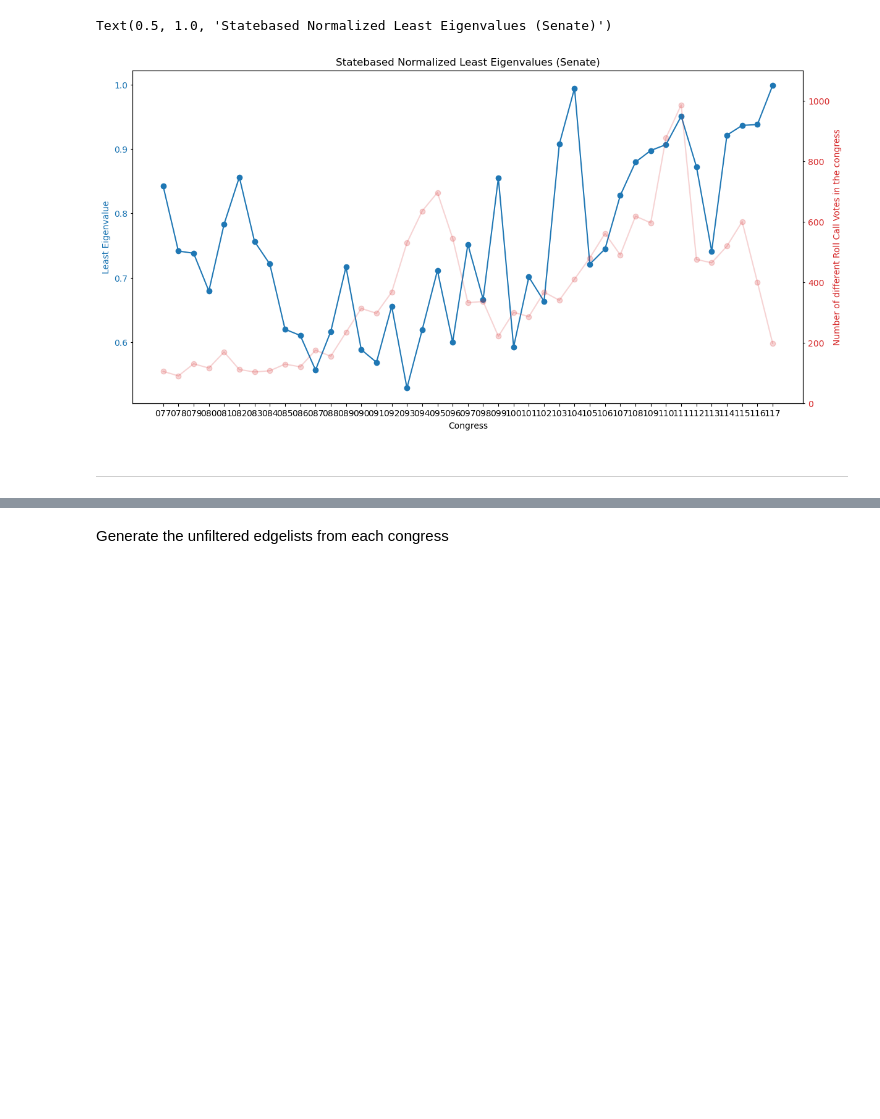
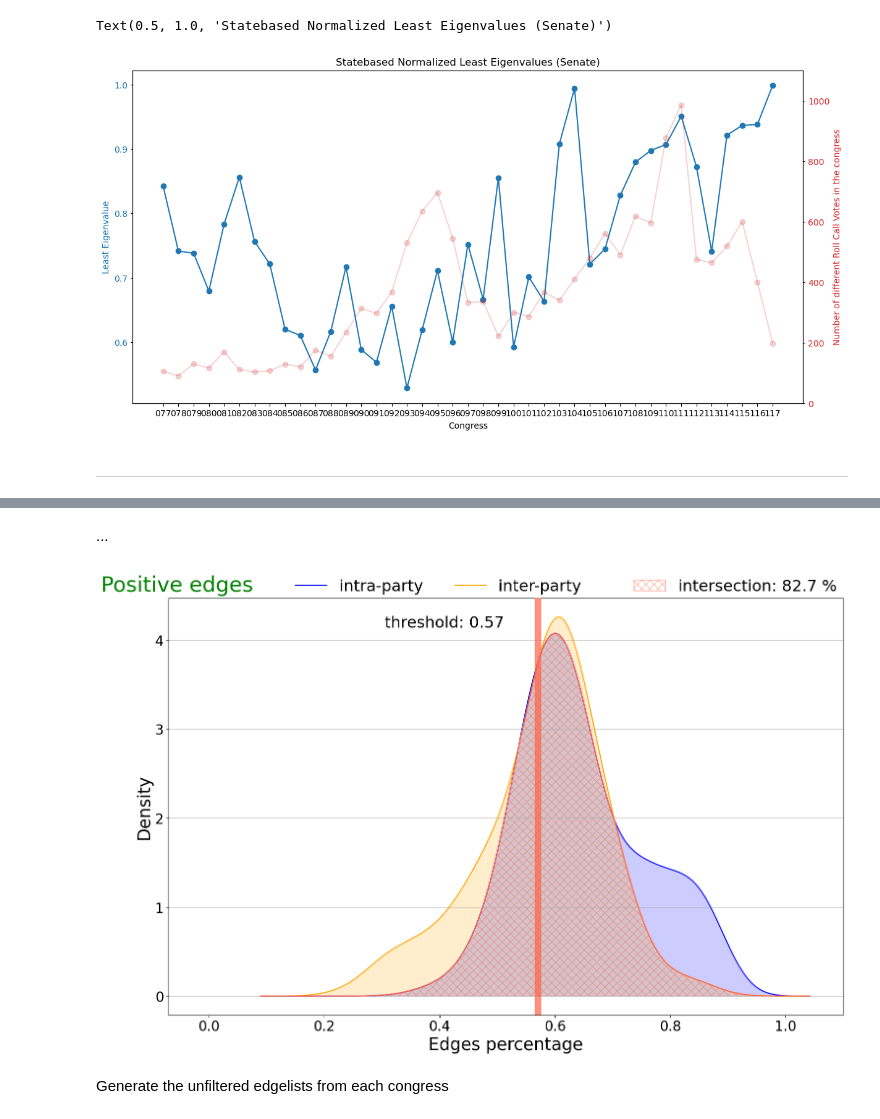
Before and after one commit to LeonardoAgasso/USA_Congress_SigNet, a Jupyter notebook: notebooks/statebased_frustrind_analysis.v2.ipynb, the cells around one changed output, grey strips where cells are left out. Saved outputs shown, nothing was run; the diff lists cells and outputs as text; code cells hidden in the pictures; blank space fills up the shorter version.

Commit message:
plot graphs with Structural-balance-viz algorithm - first step

```diff
--- a/notebooks/statebased_frustrind_analysis.v2.ipynb
+++ b/notebooks/statebased_frustrind_analysis.v2.ipynb
@@ -174,6 +178,8 @@ house_congress_path = '../dataset/download_votes_merged/'
 senate_congress_path = '../dataset/download_votes_merged_senate/'
 # %% [markdown]
 Generate edgelists
+# %%
+frac = 0.5
 # %%
 # clean the folder
 import shutil
@@ -188,11 +194,14 @@ for csv in tqdm(glob.glob(house_congress_path+'*.csv')):
     congress['member_party_name'] = congress['icpsr'].map(members_party_dict)
     n_congress = re.findall(r'\d+', csv)[0]
 
-    if not os.path.exists('../dataset/statebased_edgelsists_house/edgelist_'+n_congress+'.csv'):
-        edgelist = create_state_edgelist_from_congress(congress, frac)
-        edgelist.to_csv('../dataset/statebased_edgelsists_house/edgelist_'+n_congress+'.csv', index=False)
+    if not os.path.exists('../dataset/statebased_edgelists_house/edgelist_'+n_congress+'.csv'):
+        edgelist, pol_dic = create_state_edgelist_from_congress(congress, frac)
+        # print the dictionary as a csv of two columns
+        pd.DataFrame.from_dict(pol_dic, orient='index').to_csv('../dataset/statebased_edgelists_house/pol_dic_'+n_congress+'.csv')
+
+        edgelist.to_csv('../dataset/statebased_edgelists_house/edgelist_'+n_congress+'.csv', index=False)
     else:
-        edgelist = pd.read_csv('../dataset/statebased_edgelsists_house/edgelist_'+n_congress+'.csv')
+        edgelist = pd.read_csv('../dataset/statebased_edgelists_house/edgelist_'+n_congress+'.csv')
 
     if not os.path.exists('../dataset/statebased_thresholds_house/threshold_'+n_congress+'.csv'):
         len_df = len(congress['bill_number'].unique())
@@ -211,7 +220,7 @@ for csv in tqdm(glob.glob(house_congress_path+'*.csv')):
 eig_dic_house = {}
 n_votes_dic_house = {}
 
-for csv in tqdm(glob.glob('../dataset/statebased_edgelsists_house/*.csv')):
+for csv in tqdm(glob.glob('../dataset/statebased_edgelists_house/*.csv')):
     n_congress = re.findall(r'\d+', csv)[0]
     edgelist = pd.read_csv(csv)
 
@@ -268,11 +277,11 @@ for csv in tqdm(glob.glob(senate_congress_path+'*.csv')):
     congress['member_party_name'] = congress['icpsr'].map(members_party_dict)
     n_congress = re.findall(r'\d+', csv)[0]
 
-    if not os.path.exists('../dataset/statebased_edgelsists_senate/edgelist_'+n_congress+'.csv'):
+    if not os.path.exists('../dataset/statebased_edgelists_senate/edgelist_'+n_congress+'.csv'):
         edgelist = create_state_edgelist_from_congress(congress, frac)
-        edgelist.to_csv('../dataset/statebased_edgelsists_senate/edgelist_'+n_congress+'.csv', index=False)
+        edgelist.to_csv('../dataset/statebased_edgelists_senate/edgelist_'+n_congress+'.csv', index=False)
     else:
-        edgelist = pd.read_csv('../dataset/statebased_edgelsists_senate/edgelist_'+n_congress+'.csv')
+        edgelist = pd.read_csv('../dataset/statebased_edgelists_senate/edgelist_'+n_congress+'.csv')
 
     if not os.path.exists('../dataset/statebased_thresholds_senate/threshold_'+n_congress+'.csv'):
         len_df = len(congress['bill_number'].unique())
@@ -340,2 +349,4 @@ The party of a state is now established random-sampling 50% of the members from
+# %% [markdown]
+...
 # %%
 # define the parameters of the randomization
@@ -354,0 +549,6 @@ statebased_folder = dataset_folder+'statebased_analysis/'
+# %%
+cong = '087'
+edgelist = pd.read_csv('../dataset/statebased_analysis/mc_statebased_edgelists_senate/congress_'+cong+'/edgelist_'+cong+'_1.csv')
+threshold_pos, area_inters_x_pos = plot_kde(edgelist, 1, str(77))
+# %% [output]
+[figure, added]
```
Also changed, not shown: parts of 29 cells of this notebook, 4 other files.
